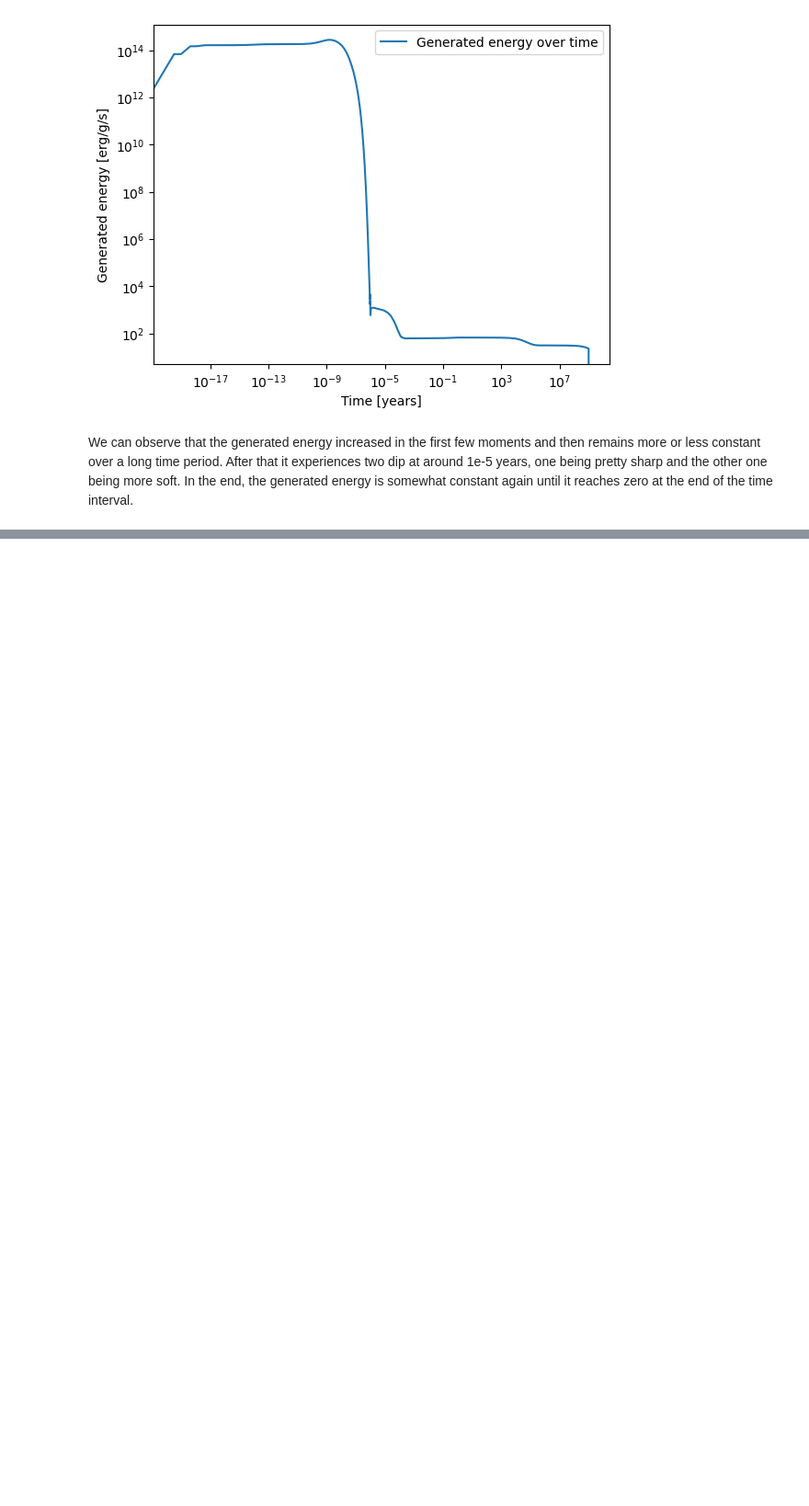
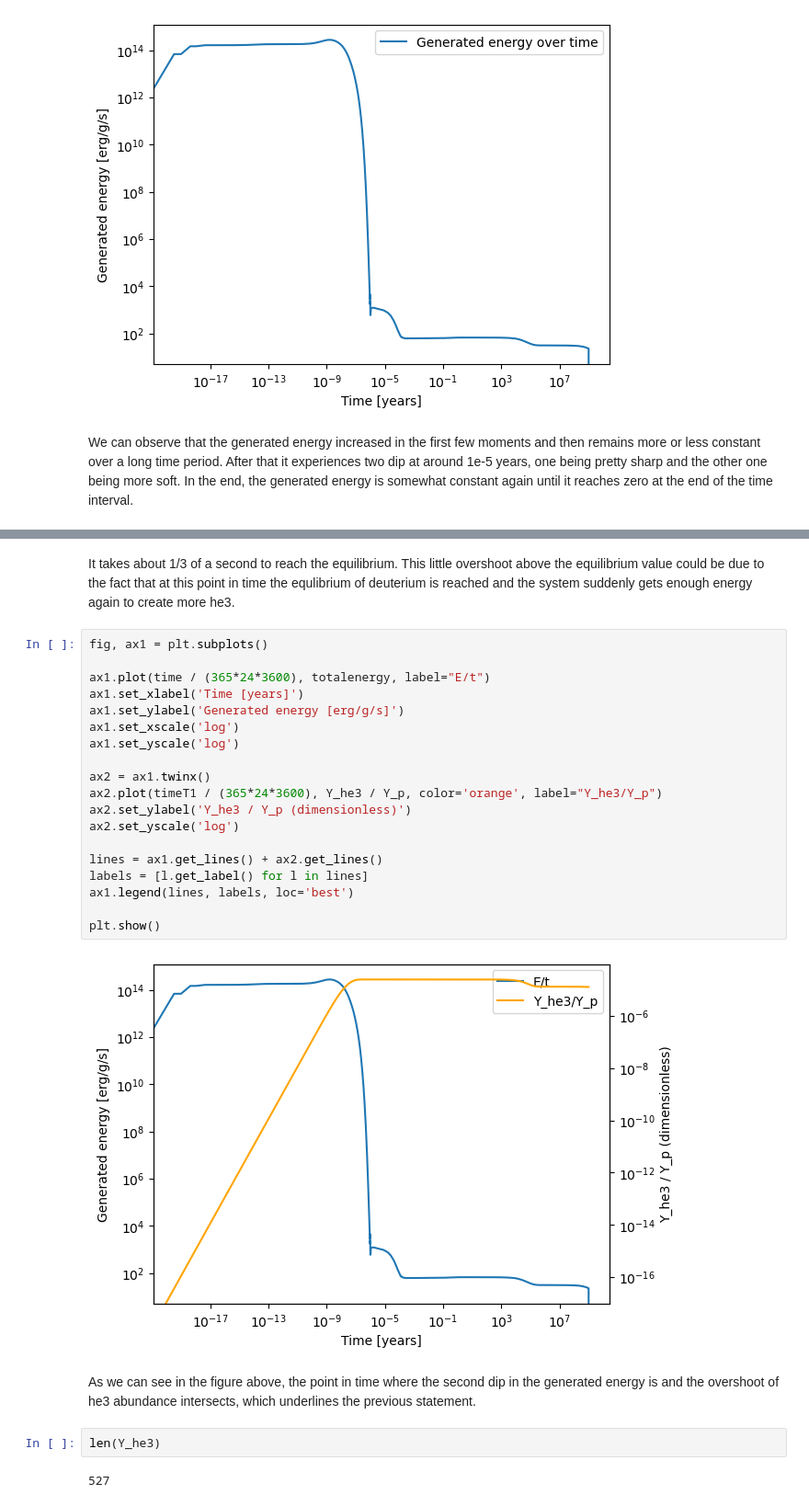
Before and after one commit to sMacks28/private, a Jupyter notebook: Uni/nuclearastrophysics/exercise04/exercise4.ipynb, the cells around one changed output, grey strips where cells are left out. Shown at 92% size. Drawn from its saved outputs; the diff is of its cells as text; blank space fills up the shorter version.

```diff
--- a/Uni/nuclearastrophysics/exercise04/exercise4.ipynb
+++ b/Uni/nuclearastrophysics/exercise04/exercise4.ipynb
@@ -54,0 +119,29 @@ Y_he4 = trackT1[:, 4]
+# %% [markdown]
+It takes about 1/3 of a second to reach the equilibrium. This little overshoot above the equilibrium value could be due to the fact that at this point in time the equlibrium of deuterium is reached and the system suddenly gets enough energy again to create more he3.
+# %%
+fig, ax1 = plt.subplots()
+
+ax1.plot(time / (365*24*3600), totalenergy, label="E/t")
+ax1.set_xlabel('Time [years]')
+ax1.set_ylabel('Generated energy [erg/g/s]')
+ax1.set_xscale('log')
+ax1.set_yscale('log')
+
+ax2 = ax1.twinx()
+ax2.plot(timeT1 / (365*24*3600), Y_he3 / Y_p, color='orange', label="Y_he3/Y_p")
+ax2.set_ylabel('Y_he3 / Y_p (dimensionless)')
+ax2.set_yscale('log')
+
+lines = ax1.get_lines() + ax2.get_lines()
+labels = [l.get_label() for l in lines]
+ax1.legend(lines, labels, loc='best')
+
+plt.show()
+# %% [output]
+[figure, added]
+# %% [markdown]
+As we can see in the figure above, the point in time where the second dip in the generated energy is and the overshoot of he3 abundance intersects, which underlines the previous statement.
+# %%
+len(Y_he3)
+# %% [output]
+527
```
Also changed, not shown: parts of 19 cells of this notebook, 22 other files.
